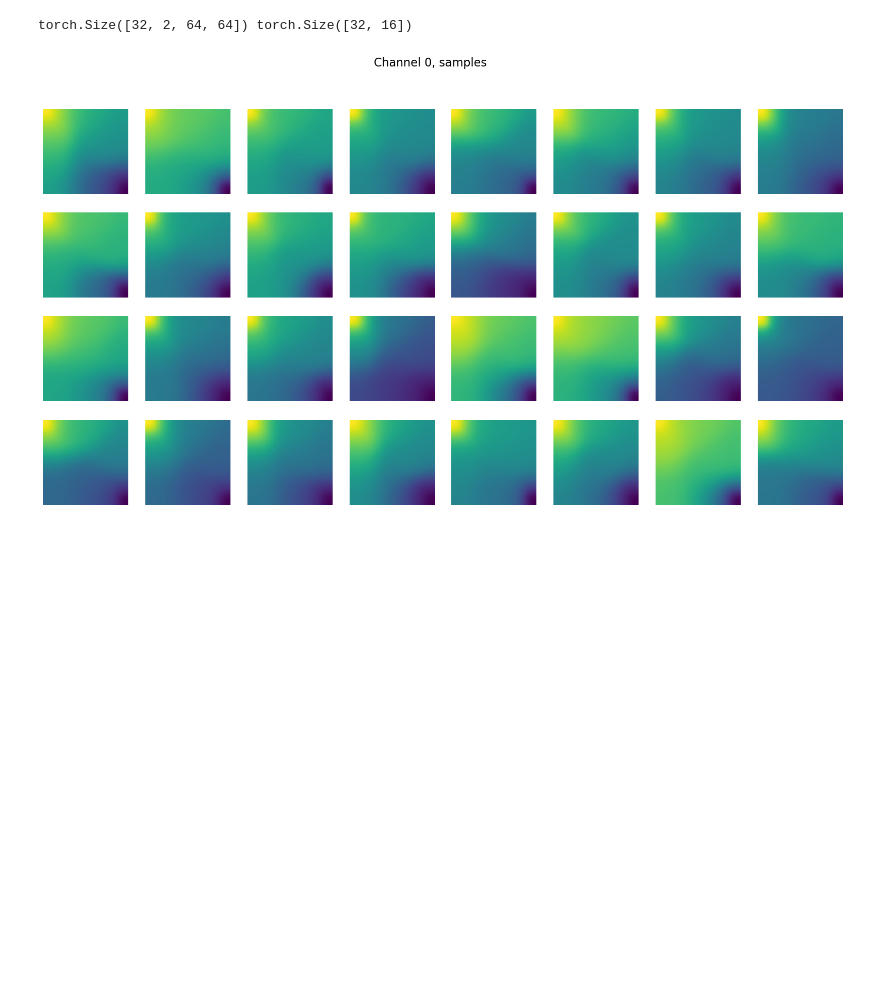
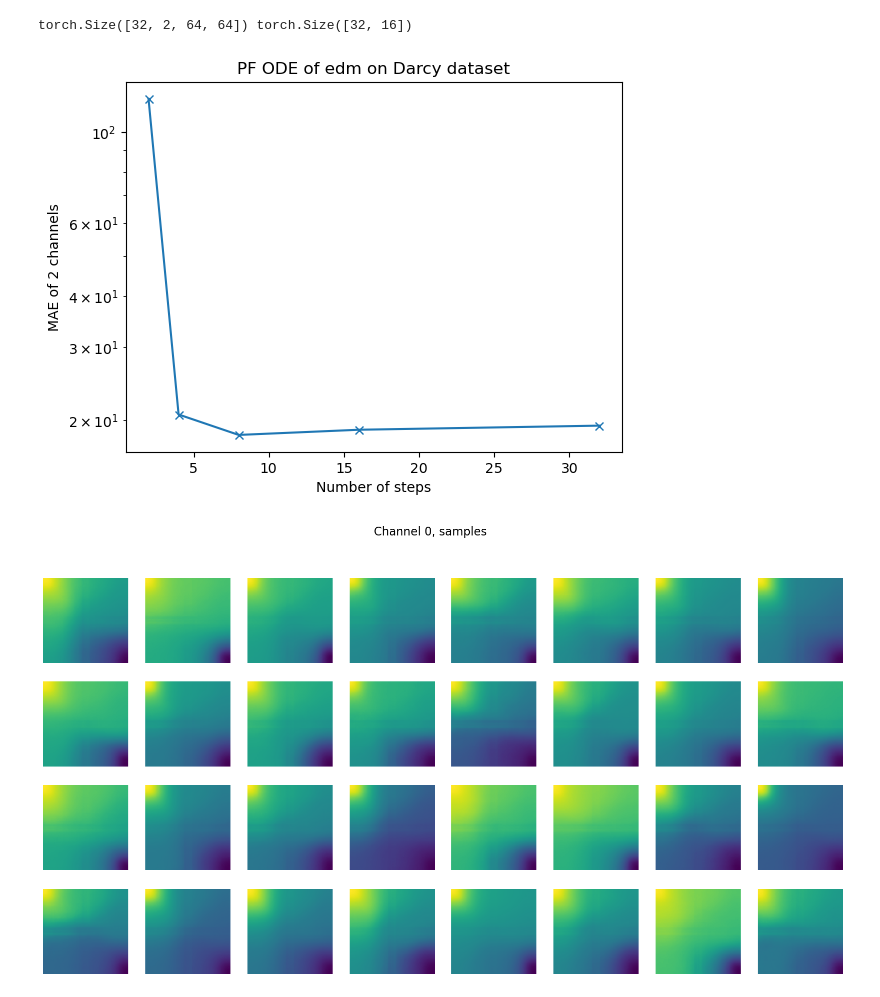
Before and after one commit to christian-jacobsen/CoCoGen, a Jupyter notebook: PFGMPP_study.ipynb, the cells around one changed output. Cells and saved outputs as stored; diff of their text form; code cells hidden in the pictures; blank space fills up the shorter version.

```diff
--- a/PFGMPP_study.ipynb
+++ b/PFGMPP_study.ipynb
@@ -994,13 +994,14 @@ def ablation_sampler(
     net, latents, class_labels=None, randn_like=torch.randn_like,
     num_steps=18, sigma_min=None, sigma_max=None, rho=7,
     solver='heun', discretization='edm', schedule='linear', scaling='none',
-    epsilon_s=1e-3, C_1=0.001, C_2=0.008, M=1000, alpha=1,
+    deterministic=False, epsilon_s=1e-3, C_1=0.001, C_2=0.008, M=1000, alpha=1,
     S_churn=0, S_min=0, S_max=float('inf'), S_noise=1,
 ):
     assert solver in ['euler', 'heun']
     assert discretization in ['vp', 've', 'iddpm', 'edm']
     assert schedule in ['vp', 've', 'linear']
     assert scaling in ['vp', 'none']
+    assert deterministic in [True, False]
 
     # Helper functions for VP & VE noise level schedules.
     vp_sigma = lambda beta_d, beta_min: lambda t: (np.e ** (0.5 * beta_d * (t ** 2) + beta_min * t) - 1) ** 0.5
@@ -1079,15 +1080,20 @@ def ablation_sampler(
     for i, (t_cur, t_next) in enumerate(zip(t_steps[:-1], t_steps[1:])): # 0, ..., N-1
         x_cur = x_next
 
-        # Increase noise temporarily.
-        gamma = min(S_churn / num_steps, np.sqrt(2) - 1) if S_min <= sigma(t_cur) <= S_max else 0
-        t_hat = sigma_inv(net.round_sigma(sigma(t_cur) + gamma * sigma(t_cur)))
-        x_hat = s(t_hat) / s(t_cur) * x_cur + (sigma(t_hat) ** 2 - sigma(t_cur) ** 2).clip(min=0).sqrt() * s(t_hat) * S_noise * randn_like(x_cur)
+        if not deterministic:
+            # Increase noise temporarily.
+            gamma = min(S_churn / num_steps, np.sqrt(2) - 1) if S_min <= sigma(t_cur) <= S_max else 0
+            t_hat = sigma_inv(net.round_sigma(sigma(t_cur) + gamma * sigma(t_cur)))
+            x_hat = s(t_hat) / s(t_cur) * x_cur + (sigma(t_hat) ** 2 - sigma(t_cur) ** 2).clip(min=0).sqrt() * s(t_hat) * S_noise * randn_like(x_cur)
+        else:
+            t_hat = t_cur
+            x_hat = x_cur
 
         # Euler step.
         h = t_next - t_hat
         #print(sigma(t_hat).reshape(-1).shape)
         denoised = net(x_hat / s(t_hat), repeat(sigma(t_hat).reshape(-1), 'w -> h w', h=x_hat.shape[0]), class_labels).to(torch.float64)
+        # For edm, d_cur = (1/t_hat)*x_hat - (1/t_hat)*denoised)
         d_cur = (sigma_deriv(t_hat) / sigma(t_hat) + s_deriv(t_hat) / s(t_hat)) * x_hat - sigma_deriv(t_hat) * s(t_hat) / sigma(t_hat) * denoised
         x_prime = x_hat + alpha * h * d_cur
         t_prime = t_hat + alpha * h
@@ -1114,8 +1120,30 @@ with torch.no_grad():
     model.eval()
     rnd = StackedRandomGenerator(device, range(x.shape[0]))
     latents = rnd.randn(x.shape, device=device)
-    samples = ablation_sampler(model, latents=latents, class_labels=c, randn_like=rnd.randn_like,
-                               discretization='edm', solver='euler')
+    # deterministic = True for PF ODE?
+    samples = ablation_sampler(model, latents=latents, num_steps=18, class_labels=c, randn_like=rnd.randn_like,
+                               discretization='edm', solver='euler', deterministic=True)
+# %%
+mean_deviation = []
+for num_steps in [2, 4, 8, 16, 32]:
+    with torch.no_grad():
+        model.eval()
+        rnd = StackedRandomGenerator(device, range(x.shape[0]))
+        latents = rnd.randn(x.shape, device=device)
+        # deterministic = True for PF ODE?
+        samples = ablation_sampler(model, latents=latents, num_steps=num_steps, class_labels=c, randn_like=rnd.randn_like,
+                                discretization='edm', solver='euler', deterministic=True)
+    mean_deviation.append(torch.mean(torch.sum(torch.abs(samples-x), dim=(1,2,3))))
+# %%
+plt.plot([2, 4, 8, 16, 32], mean_deviation, marker='x')
+plt.xlabel('Number of steps')
+plt.ylabel('MAE of 2 channels')
+# y log scale
+plt.yscale('log')
+plt.title('PF ODE of edm on Darcy dataset')
+plt.show()
+# %% [output]
+[figure, added]
 # %%
 def plot_channel(samples, channel, title):
     fig, axes = plt.subplots(4, 8, figsize=(20, 10))
```
Also changed, not shown: 6 other files.
